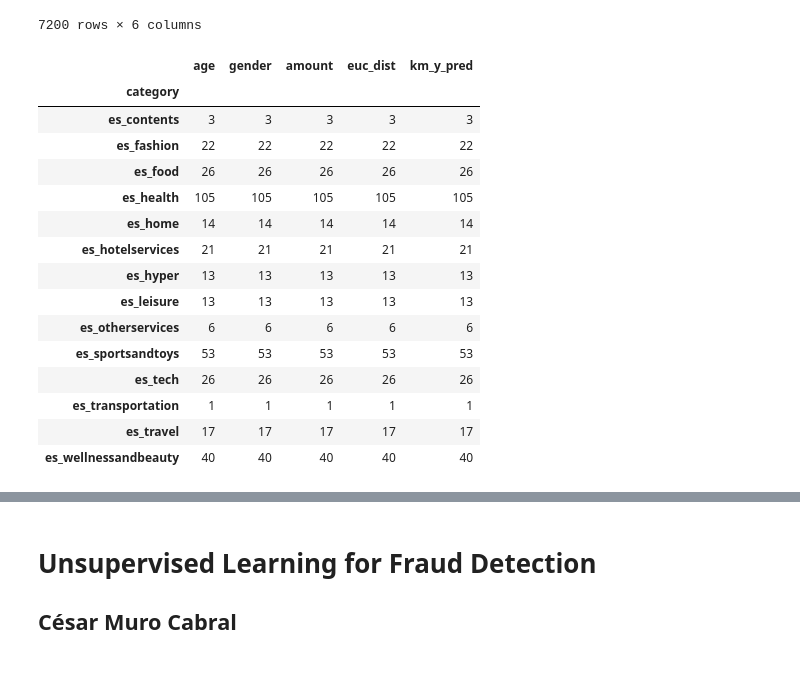
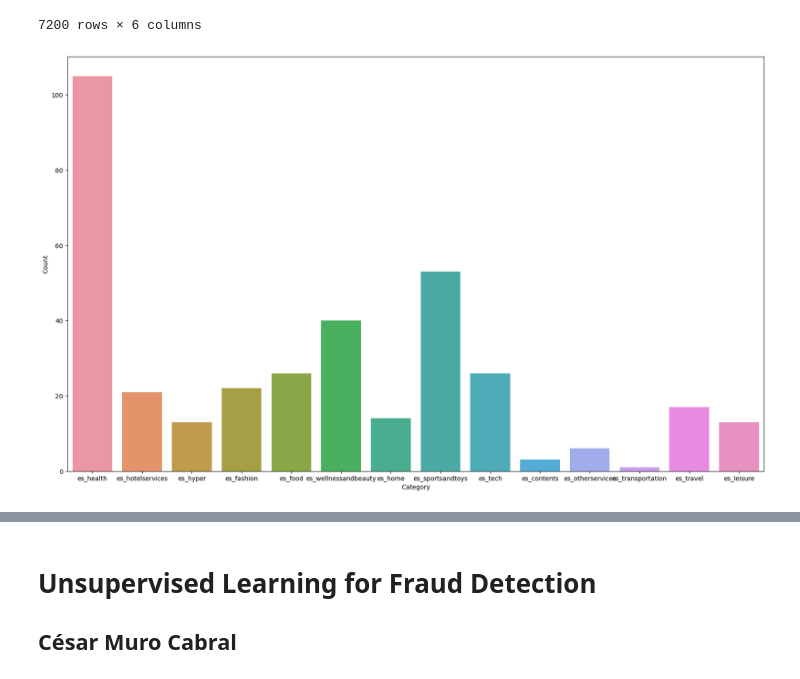
Before and after one commit to cmuro27/Machine_Learning_Projects_and_Notes, a Jupyter notebook: Project_fraud_detection_unsupervised.ipynb, the cells around one changed output, grey strips where cells are left out. Drawn from its saved outputs; the diff is of its cells as text; code cells hidden in the pictures.

```diff
--- a/Project_fraud_detection_unsupervised.ipynb
+++ b/Project_fraud_detection_unsupervised.ipynb
@@ -506,23 +506,13 @@ X_complete
 | 7198 | 1 | M | es_hotelservices | 236.1474 | 1.856644 | 1.0 |
 | 7199 | 4 | F | es_health | 236.1474 | 1.787151 | 1.0 |
 7200 rows × 6 columns
-# %%
-X_complete_abnormal = X_complete[X_complete["km_y_pred"]== 1.0]
-X_complete_abnormal.groupby("category").count()
-# %% [output]
-|  | age | gender | amount | euc_dist | km_y_pred |
-| category |  |  |  |  |  |
-| es_contents | 3 | 3 | 3 | 3 | 3 |
-| es_fashion | 22 | 22 | 22 | 22 | 22 |
-| es_food | 26 | 26 | 26 | 26 | 26 |
-| es_health | 105 | 105 | 105 | 105 | 105 |
-| es_home | 14 | 14 | 14 | 14 | 14 |
-| es_hotelservices | 21 | 21 | 21 | 21 | 21 |
-| es_hyper | 13 | 13 | 13 | 13 | 13 |
-| es_leisure | 13 | 13 | 13 | 13 | 13 |
-| es_otherservices | 6 | 6 | 6 | 6 | 6 |
-| es_sportsandtoys | 53 | 53 | 53 | 53 | 53 |
-| es_tech | 26 | 26 | 26 | 26 | 26 |
-| es_transportation | 1 | 1 | 1 | 1 | 1 |
-| es_travel | 17 | 17 | 17 | 17 | 17 |
-| es_wellnessandbeauty | 40 | 40 | 40 | 40 | 40 |
+# %%
+import seaborn as sns
+X_complete_abnormal = X_complete[X_complete["km_y_pred"]== 1.0]
+plt.figure(figsize=(20, 12))
+sns.countplot(data=X_complete_abnormal,x="category")
+plt.xlabel("Category")
+plt.ylabel("Count")
+plt.show()
+# %% [output]
+[figure, added]
```
Also changed, not shown: parts of 4 cells of this notebook.
